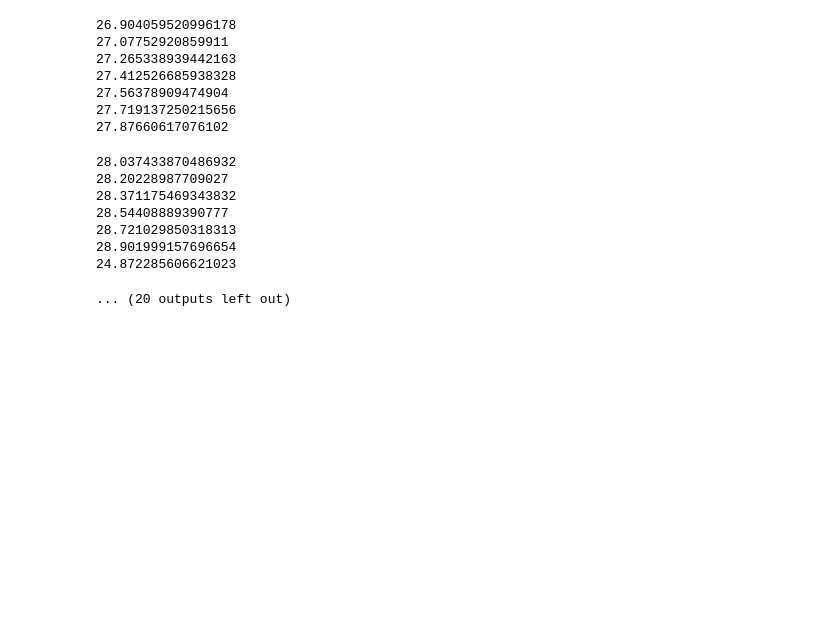
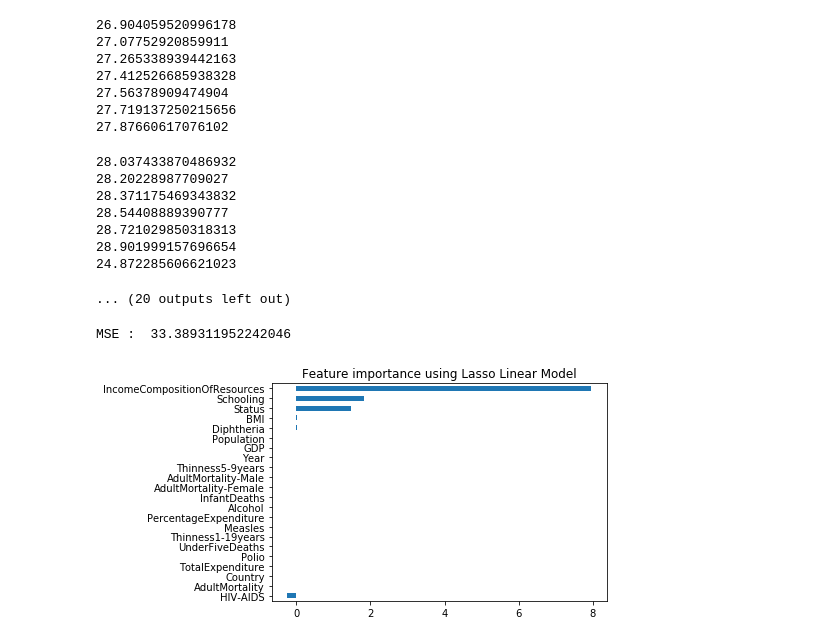
Before and after one commit to harindukodi/CML-Assignment-I, a Jupyter notebook: LinearRegression.ipynb, the cells around one changed output. Saved outputs shown, nothing was run; the diff lists cells and outputs as text; code cells hidden in the pictures; blank space fills up the shorter version.

```diff
--- a/LinearRegression.ipynb
+++ b/LinearRegression.ipynb
@@ -212,3 +212,19 @@ print(np.mean(lResults,axis=0))
 28.901999157696654
 24.872285606621023
 ... (20 outputs left out)
+# %%
+from sklearn.metrics import mean_squared_error
+trainX, validX, trainY, validY = model_selection.train_test_split(X, Y, test_size=0.20)
+LassoReg = linear_model.Lasso(alpha=0.05, normalize=True)
+LassoReg.fit(trainX, trainY)
+predY = LassoReg.predict(validX)
+mse = mean_squared_error(validY, predY)
+print("MSE : ", mse)
+coef = pd.Series(np.squeeze(LassoReg.coef_), index = X.columns)
+imp_coef = coef.sort_values()
+imp_coef.plot(kind = "barh")
+plt.title("Feature importance using Lasso Linear Model")
+plt.show()
+# %% [output]
+MSE :  33.389311952242046
+[figure, added]
```
